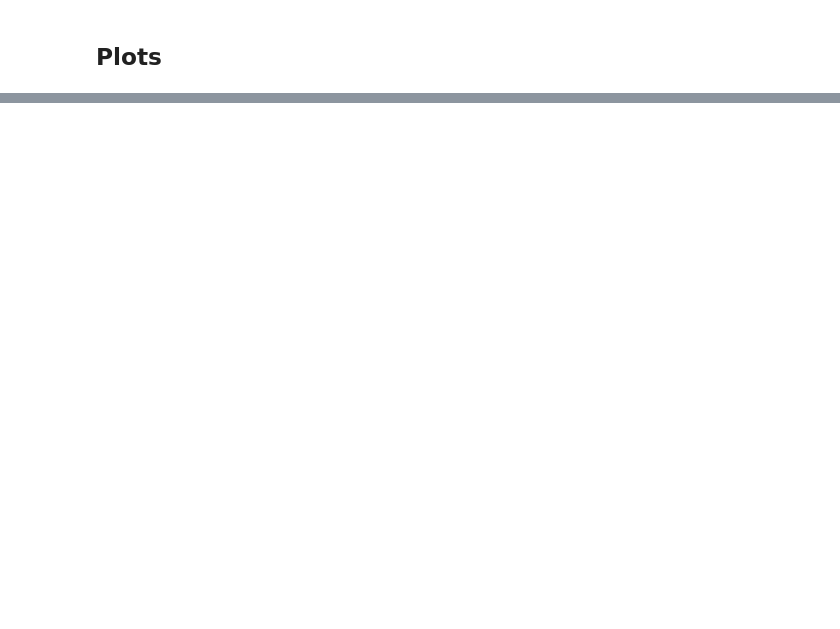
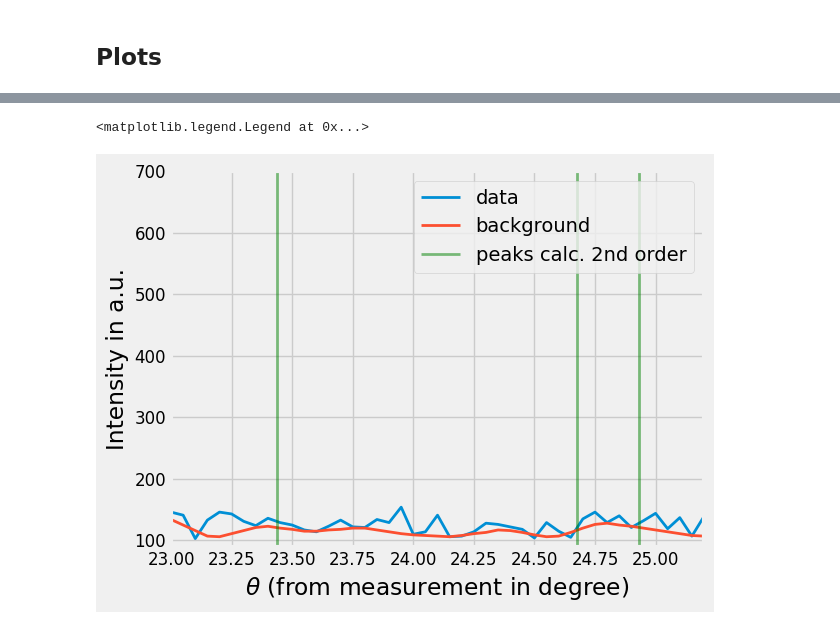
Before and after one commit to LeoausderDose/PPD, a Jupyter notebook: Versuch_XRays/Programming/Absorption/Absorption.ipynb, the cells around one changed output, grey strips where cells are left out. Saved outputs shown, nothing was run; the diff lists cells and outputs as text; code cells hidden in the pictures; blank space fills up the shorter version.

```diff
--- a/Versuch_XRays/Programming/Absorption/Absorption.ipynb
+++ b/Versuch_XRays/Programming/Absorption/Absorption.ipynb
@@ -52,0 +104,22 @@ plt.plot(df_withoutFoil.loc[:,'winkel'], df_withoutFoil.loc[:,'untergrund'])
+# %%
+#print(df_withoutFoil.head())
+plt.plot(df_withoutFoil.loc[:,'theta'], df_withoutFoil.loc[:,'intensitaet'], label = 'data')
+plt.plot(df_withoutFoil.loc[:,'theta'], df_withoutFoil.loc[:,'untergrund'], label = 'background')
+#plt.vlines(df_siegbrand['theta']-0.25, 0, 30000, label = 'peaks calc. 1st order')
+plt.vlines(df_siegbrand['theta_reflex2']-0.25, 0, 30000, colors= 'g',alpha =0.5, label = 'peaks calc. 2nd order')
+
+
+plt.xlim(23,25.2)
+plt.ylim(90,700)
+
+plt.xlabel(r'$\theta $ (from measurement in degree)')
+plt.ylabel(r'Intensity in a.u.')
+
+
+plt.tight_layout()
+plt.legend()
+
+#plt.savefig('Calibration2Order.pdf')
+# %% [output]
+<matplotlib.legend.Legend at 0x...>
+[figure, added]
```
Also changed, not shown: parts of 28 cells of this notebook, 6 other files.
